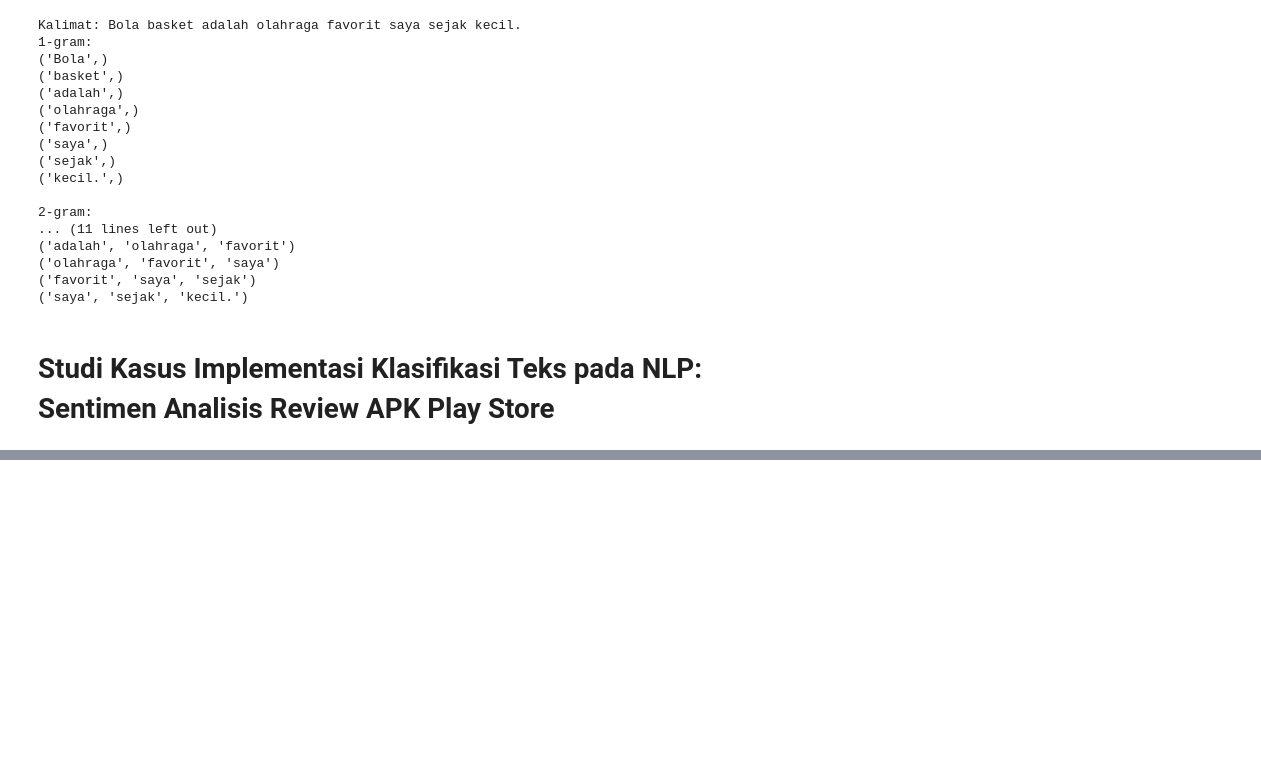
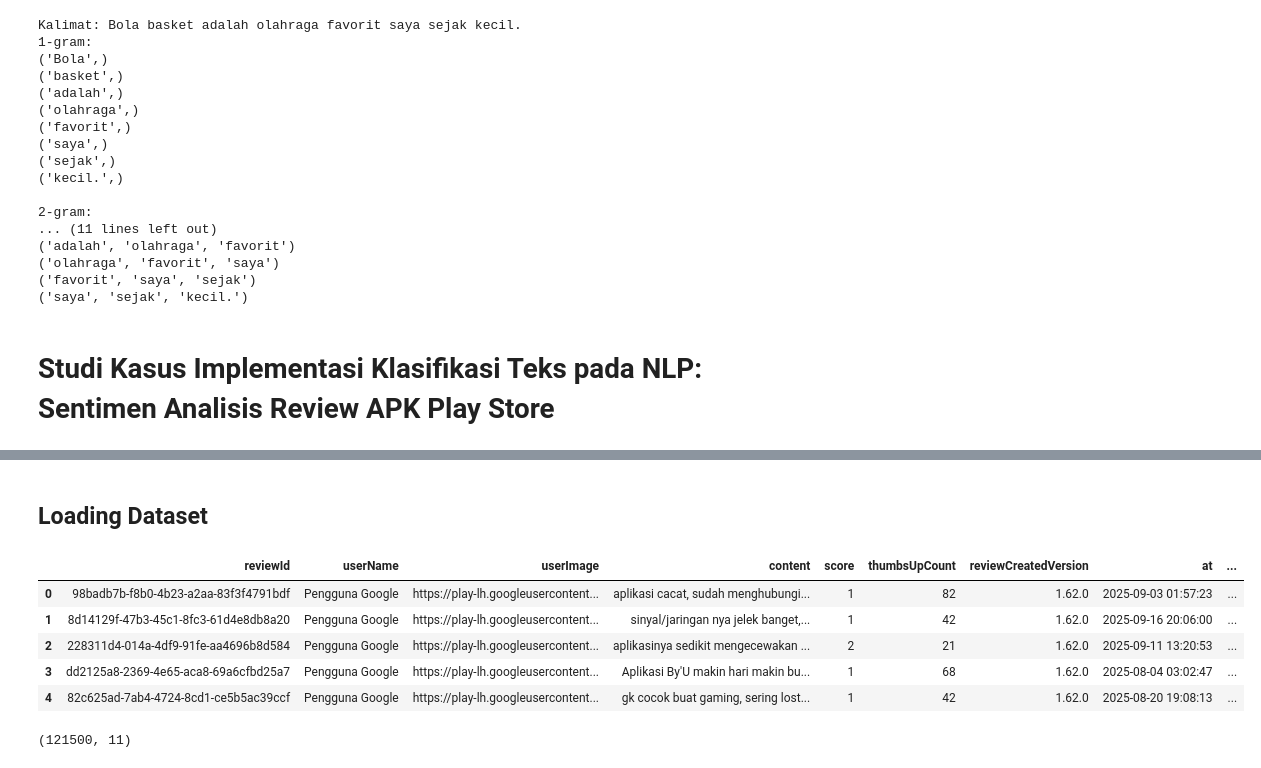
Before and after one commit to TurmaeUrsorum/repo_dicoding, a Jupyter notebook: 4. Belajar Fundamental Deep Learning/4. Natural Language Processing/NLP.ipynb, the cells around one changed output, grey strips where cells are left out. Drawn from its saved outputs; the diff is of its cells as text; code cells hidden in the pictures; blank space fills up the shorter version.

```diff
--- a/4. Belajar Fundamental Deep Learning/4. Natural Language Processing/NLP.ipynb
+++ b/4. Belajar Fundamental Deep Learning/4. Natural Language Processing/NLP.ipynb
@@ -619,0 +659,10 @@ Kalimat: Bola basket adalah olahraga favorit saya sejak kecil.
+# %%
+# Mengambil semua ulasan dari aplikasi dengan ID 'com.byu.id' di Google Play Store.
+# Proses scraping mungkin memerlukan beberapa saat tergantung pada jumlah ulasan yang ada.
+scrapreview = reviews_all(
+    'com.byu.id',          # ID aplikasi
+    lang='id',             # Bahasa ulasan (default: 'en')
+    country='id',          # Negara (default: 'us')
+    sort=Sort.MOST_RELEVANT, # Urutan ulasan (default: Sort.MOST_RELEVANT)
+    count=1000             # Jumlah maksimum ulasan yang ingin diambil
+)
@@ -619,0 +678,26 @@ Kalimat: Bola basket adalah olahraga favorit saya sejak kecil.
+# %% [markdown]
+## Loading Dataset
+# %%
+app_reviews_df = pd.DataFrame(scrapreview)
+app_reviews_df.shape
+app_reviews_df.head()
+app_reviews_df.to_csv('ulasan_aplikasi.csv', index=False)
+
+# Membuat DataFrame dari hasil scrapreview
+app_reviews_df = pd.DataFrame(scrapreview)
+
+# Menghitung jumlah baris dan kolom dalam DataFrame
+jumlah_ulasan, jumlah_kolom = app_reviews_df.shape
+# %%
+app_reviews_df.head()
+# %% [output]
+|  | reviewId | userName | userImage | content | score | thumbsUpCount | reviewCreatedVersion | at | ... |
+| 0 | 98badb7b-f8b0-4b23-a2aa-83f3f4791bdf | Pengguna Google | https://play-lh.googleusercontent... | aplikasi cacat, sudah menghubungi... | 1 | 82 | 1.62.0 | 2025-09-03 01:57:23 | ... |
+| 1 | 8d14129f-47b3-45c1-8fc3-61d4e8db8a20 | Pengguna Google | https://play-lh.googleusercontent... | sinyal/jaringan nya jelek banget,... | 1 | 42 | 1.62.0 | 2025-09-16 20:06:00 | ... |
+| 2 | 228311d4-014a-4df9-91fe-aa4696b8d584 | Pengguna Google | https://play-lh.googleusercontent... | aplikasinya sedikit mengecewakan ... | 2 | 21 | 1.62.0 | 2025-09-11 13:20:53 | ... |
+| 3 | dd2125a8-2369-4e65-aca8-69a6cfbd25a7 | Pengguna Google | https://play-lh.googleusercontent... | Aplikasi By'U makin hari makin bu... | 1 | 68 | 1.62.0 | 2025-08-04 03:02:47 | ... |
+| 4 | 82c625ad-7ab4-4724-8cd1-ce5b5ac39ccf | Pengguna Google | https://play-lh.googleusercontent... | gk cocok buat gaming, sering lost... | 1 | 42 | 1.62.0 | 2025-08-20 19:08:13 | ... |
+# %%
+app_reviews_df.shape
+# %% [output]
+(121500, 11)
```
Also changed, not shown: parts of 23 cells of this notebook, 1 other file.
